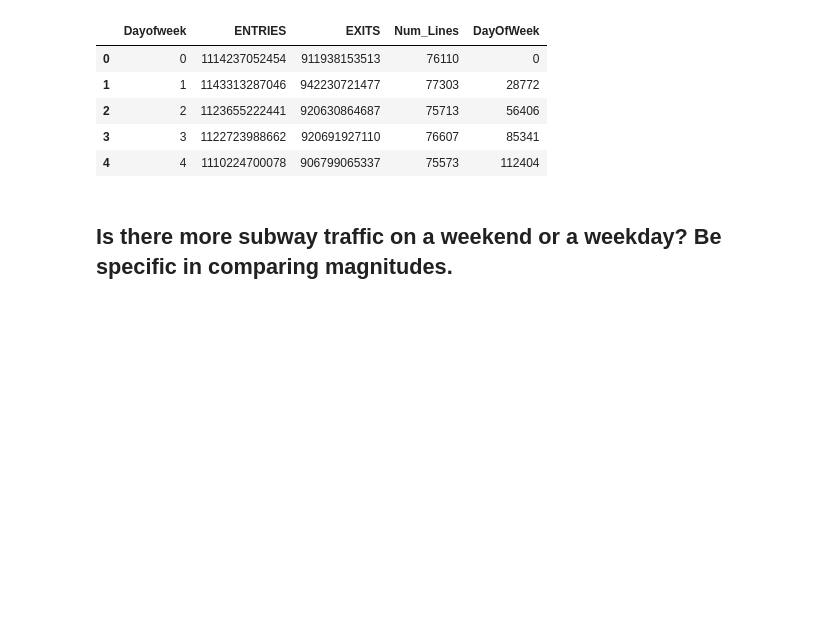
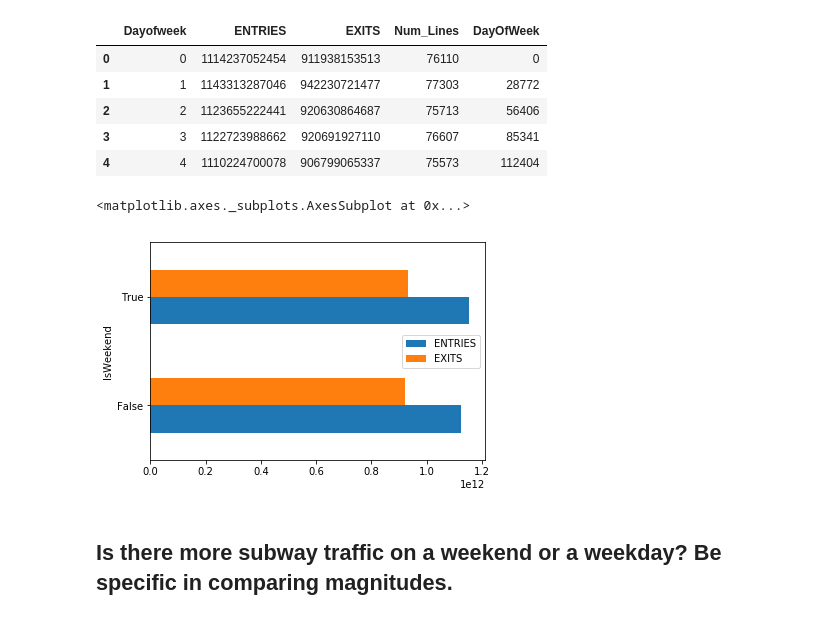
Before and after one commit to lasoya/dsc-0-03-08-understanding-pandas-series-and-dataframes-lab-nyc-ds-career-031119, a Jupyter notebook: index.ipynb, the cells around one changed output. Saved outputs shown, nothing was run; the diff lists cells and outputs as text; code cells hidden in the pictures; blank space fills up the shorter version.

```diff
--- a/index.ipynb
+++ b/index.ipynb
@@ -142,6 +142,13 @@ grouped.head()
 | 2 | 2 | 1123655222441 | 920630864687 | 75713 | 56406 |
 | 3 | 3 | 1122723988662 | 920691927110 | 76607 | 85341 |
 | 4 | 4 | 1110224700078 | 906799065337 | 75573 | 112404 |
+# %%
+grouped['IsWeekend'] = grouped.Dayofweek.map({0:False,1:False,2:False,3:False,4:False,5:True,6:True})
+wkend = grouped.groupby('IsWeekend').mean()
+wkend[['ENTRIES', 'EXITS']].plot(kind='barh')
+# %% [output]
+<matplotlib.axes._subplots.AxesSubplot at 0x...>
+[figure, added]
 # %% [markdown]
 ## Is there more subway traffic on a weekend or a weekday?    Be specific in comparing magnitudes.
 # %%
```
